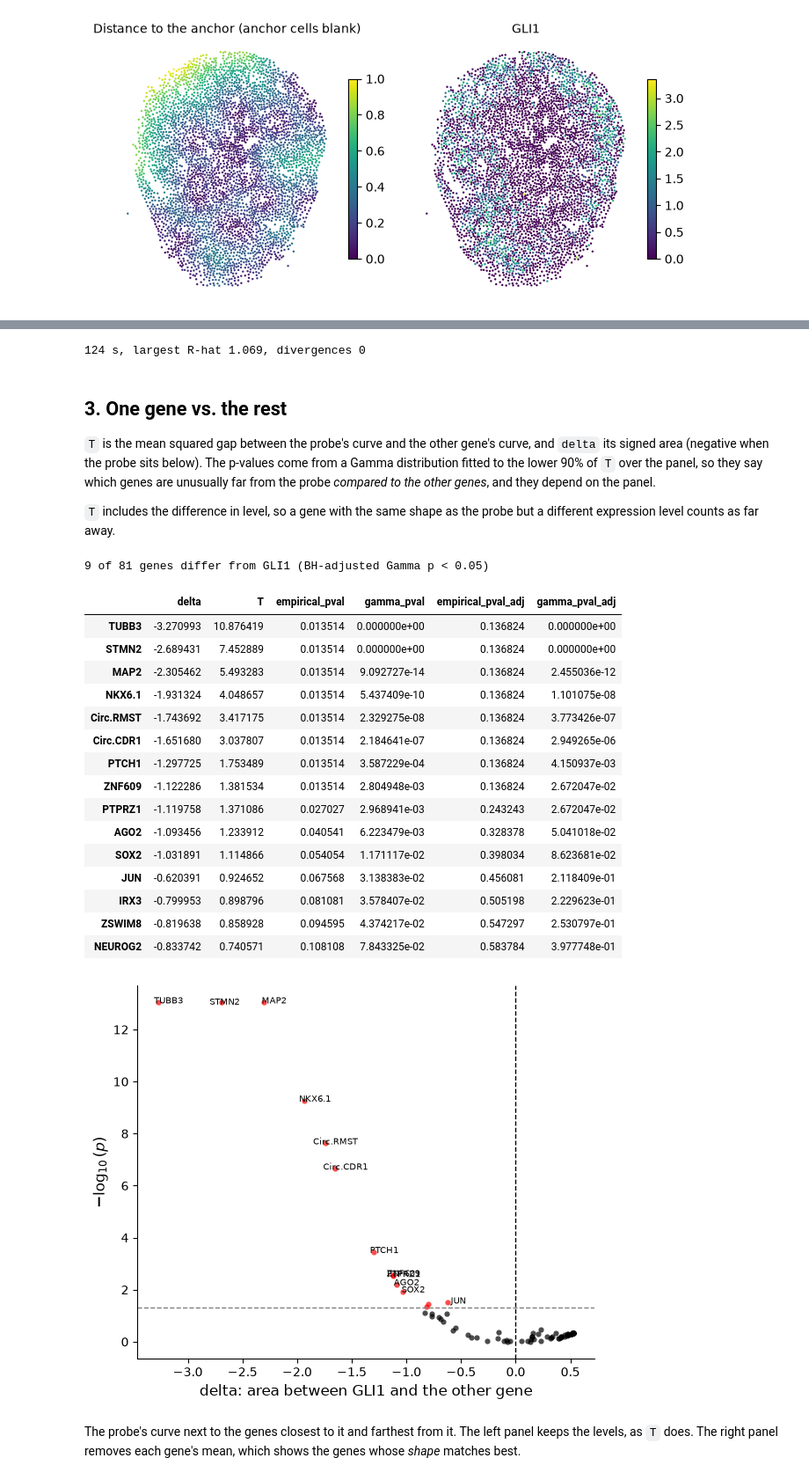
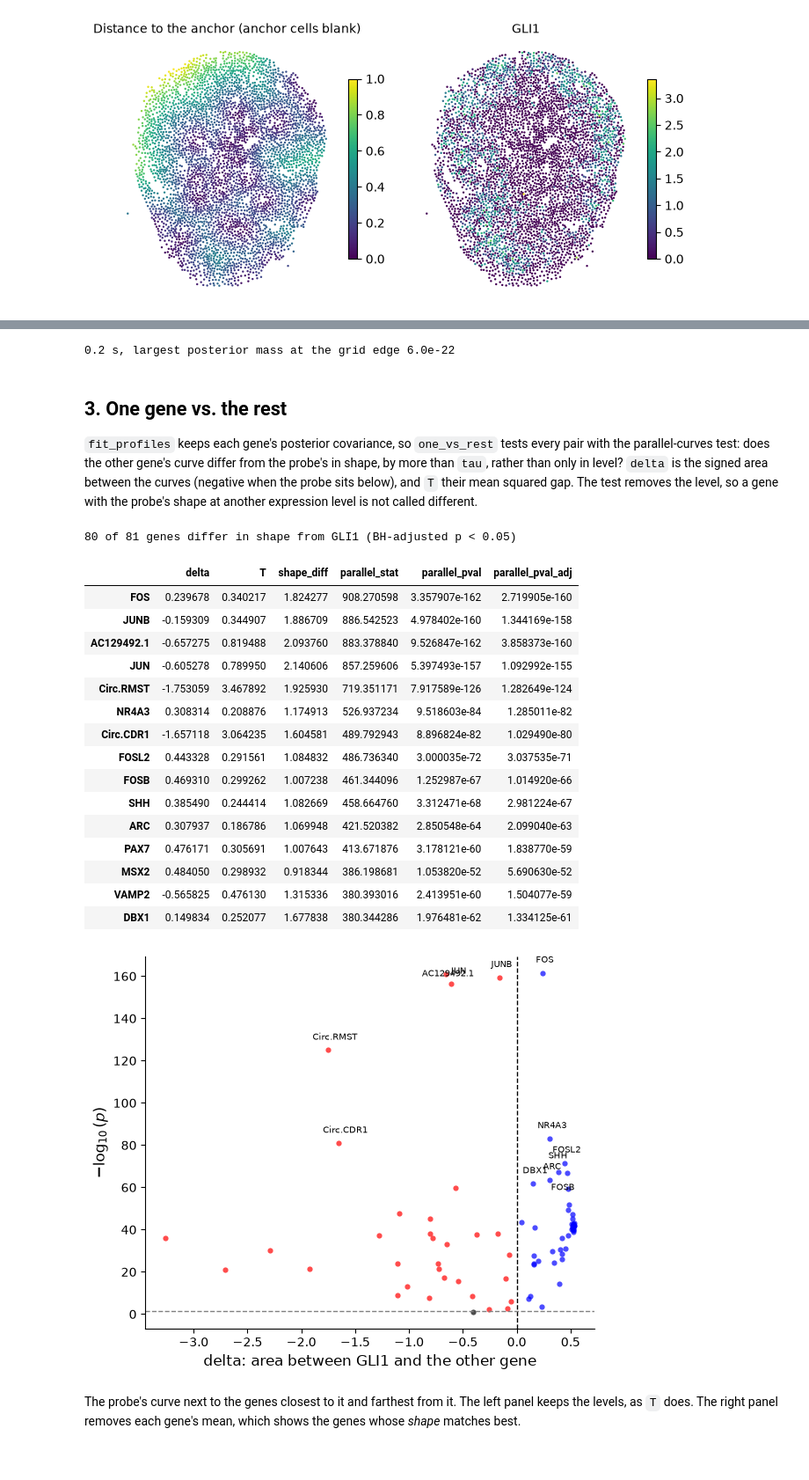
Before and after one commit to theislab/diffsvg, a Jupyter notebook: docs/notebooks/single_slide_test.ipynb, the cells around one changed output, grey strips where cells are left out. Shown at 88% size. Drawn from its saved outputs; the diff is of its cells as text; code cells hidden in the pictures.

```diff
--- a/docs/notebooks/single_slide_test.ipynb
+++ b/docs/notebooks/single_slide_test.ipynb
@@ -34,7 +34,7 @@ import diffsvg as dvg
 
 `MIN_CELLS`: genes must be detected in this many cells. A gene that is absent from the slide has no curve to compare, and its undefined p-value in Moran's I and Geary's C would otherwise blank out their FDR columns for all genes.
 # %%
-DATA_PATH = os.environ.get("DIFFSVG_DATA", "/home/lehnerl/Arbeit/data/legnini23.h5ad")  # TODO: the new dataset
+DATA_PATH = os.environ.get("DIFFSVG_DATA", "data/legnini23.h5ad")  # TODO: the new dataset
 SLIDE_KEY, SLIDE = "sample", "slide1_D2-2"  # TODO: set SLIDE_KEY = None if the file holds one slide
 PROBE = "GLI1"  # TODO: the gene to compare against the rest
 ANCHOR = "SHH+"  # TODO: an obs column marking the anchor cells
@@ -111,45 +111,43 @@ timings["diffsvg: bins + fit_profiles"] = time.perf_counter() - t0
 
 profiles = adata.varm["dsvg_profiles_mean"].loc[GENES]
 diagnostics = adata.varm["dsvg_profiles_diagnostics"].loc[GENES]
-print(f"{timings['diffsvg: bins + fit_profiles']:.0f} s, largest R-hat {diagnostics['rhat_max'].max():.3f}, divergences {int(diagnostics['n_divergent'].sum())}")
+print(f"{timings['diffsvg: bins + fit_profiles']:.1f} s, largest posterior mass at the grid edge {diagnostics['exact_edge_mass'].max():.1e}")
 # %% [output]
-124 s, largest R-hat 1.069, divergences 0
+0.2 s, largest posterior mass at the grid edge 6.0e-22
 # %% [markdown]
 ## 3. One gene vs. the rest
 
-`T` is the mean squared gap between the probe's curve and the other gene's curve, and `delta` its signed area (negative when the probe sits below). The p-values come from a Gamma distribution fitted to the lower 90% of `T` over the panel, so they say which genes are unusually far from the probe *compared to the other genes*, and they depend on the panel.
-
-`T` includes the difference in level, so a gene with the same shape as the probe but a different expression level counts as far away.
+`fit_profiles` keeps each gene's posterior covariance, so `one_vs_rest` tests every pair with the parallel-curves test: does the other gene's curve differ from the probe's in shape, by more than `tau`, rather than only in level? `delta` is the signed area between the curves (negative when the probe sits below), and `T` their mean squared gap. The test removes the level, so a gene with the probe's shape at another expression level is not called different.
 # %%
 t0 = time.perf_counter()
 ovr = dvg.tl.one_vs_rest(adata, PROBE)
 timings["diffsvg: one_vs_rest"] = time.perf_counter() - t0
 
-print(f"{(ovr['gamma_pval_adj'] < ALPHA).sum()} of {len(ovr)} genes differ from {PROBE} (BH-adjusted Gamma p < {ALPHA})")
-ovr.sort_values("T", ascending=False).head(15)
+print(f"{(ovr['parallel_pval_adj'] < ALPHA).sum()} of {len(ovr)} genes differ in shape from {PROBE} (BH-adjusted p < {ALPHA})")
+ovr.sort_values("parallel_stat", ascending=False).head(15)
 # %% [output]
-9 of 81 genes differ from GLI1 (BH-adjusted Gamma p < 0.05)
+80 of 81 genes differ in shape from GLI1 (BH-adjusted p < 0.05)
-|  | delta | T | empirical_pval | gamma_pval | empirical_pval_adj | gamma_pval_adj |
-| TUBB3 | -3.270993 | 10.876419 | 0.013514 | 0.000000e+00 | 0.136824 | 0.000000e+00 |
-| STMN2 | -2.689431 | 7.452889 | 0.013514 | 0.000000e+00 | 0.136824 | 0.000000e+00 |
-| MAP2 | -2.305462 | 5.493283 | 0.013514 | 9.092727e-14 | 0.136824 | 2.455036e-12 |
-| NKX6.1 | -1.931324 | 4.048657 | 0.013514 | 5.437409e-10 | 0.136824 | 1.101075e-08 |
-| Circ.RMST | -1.743692 | 3.417175 | 0.013514 | 2.329275e-08 | 0.136824 | 3.773426e-07 |
-| Circ.CDR1 | -1.651680 | 3.037807 | 0.013514 | 2.184641e-07 | 0.136824 | 2.949265e-06 |
-| PTCH1 | -1.297725 | 1.753489 | 0.013514 | 3.587229e-04 | 0.136824 | 4.150937e-03 |
-| ZNF609 | -1.122286 | 1.381534 | 0.013514 | 2.804948e-03 | 0.136824 | 2.672047e-02 |
-| PTPRZ1 | -1.119758 | 1.371086 | 0.027027 | 2.968941e-03 | 0.243243 | 2.672047e-02 |
-| AGO2 | -1.093456 | 1.233912 | 0.040541 | 6.223479e-03 | 0.328378 | 5.041018e-02 |
-| SOX2 | -1.031891 | 1.114866 | 0.054054 | 1.171117e-02 | 0.398034 | 8.623681e-02 |
-| JUN | -0.620391 | 0.924652 | 0.067568 | 3.138383e-02 | 0.456081 | 2.118409e-01 |
-| IRX3 | -0.799953 | 0.898796 | 0.081081 | 3.578407e-02 | 0.505198 | 2.229623e-01 |
-| ZSWIM8 | -0.819638 | 0.858928 | 0.094595 | 4.374217e-02 | 0.547297 | 2.530797e-01 |
-| NEUROG2 | -0.833742 | 0.740571 | 0.108108 | 7.843325e-02 | 0.583784 | 3.977748e-01 |
+|  | delta | T | shape_diff | parallel_stat | parallel_pval | parallel_pval_adj |
+| FOS | 0.239678 | 0.340217 | 1.824277 | 908.270598 | 3.357907e-162 | 2.719905e-160 |
+| JUNB | -0.159309 | 0.344907 | 1.886709 | 886.542523 | 4.978402e-160 | 1.344169e-158 |
+| AC129492.1 | -0.657275 | 0.819488 | 2.093760 | 883.378840 | 9.526847e-162 | 3.858373e-160 |
+| JUN | -0.605278 | 0.789950 | 2.140606 | 857.259606 | 5.397493e-157 | 1.092992e-155 |
+| Circ.RMST | -1.753059 | 3.467892 | 1.925930 | 719.351171 | 7.917589e-126 | 1.282649e-124 |
+| NR4A3 | 0.308314 | 0.208876 | 1.174913 | 526.937234 | 9.518603e-84 | 1.285011e-82 |
+| Circ.CDR1 | -1.657118 | 3.064235 | 1.604581 | 489.792943 | 8.896824e-82 | 1.029490e-80 |
+| FOSL2 | 0.443328 | 0.291561 | 1.084832 | 486.736340 | 3.000035e-72 | 3.037535e-71 |
+| FOSB | 0.469310 | 0.299262 | 1.007238 | 461.344096 | 1.252987e-67 | 1.014920e-66 |
+| SHH | 0.385490 | 0.244414 | 1.082669 | 458.664760 | 3.312471e-68 | 2.981224e-67 |
+| ARC | 0.307937 | 0.186786 | 1.069948 | 421.520382 | 2.850548e-64 | 2.099040e-63 |
+| PAX7 | 0.476171 | 0.305691 | 1.007643 | 413.671876 | 3.178121e-60 | 1.838770e-59 |
+| MSX2 | 0.484050 | 0.298932 | 0.918344 | 386.198681 | 1.053820e-52 | 5.690630e-52 |
+| VAMP2 | -0.565825 | 0.476130 | 1.315336 | 380.393016 | 2.413951e-60 | 1.504077e-59 |
+| DBX1 | 0.149834 | 0.252077 | 1.677838 | 380.344286 | 1.976481e-62 | 1.334125e-61 |
 # %%
-dvg.pl.plot_volcano(ovr, x="delta", pvalue="gamma_pval", pvalue_adj="gamma_pval_adj", n_label=12, figsize=(6, 5))
+dvg.pl.plot_volcano(ovr, x="delta", pvalue="parallel_pval", pvalue_adj="parallel_pval_adj", n_label=12, figsize=(6, 5))
 plt.gca().set_xlabel(f"delta: area between {PROBE} and the other gene");
 # %% [output]
-[figure, old version]
+[figure, new version]
 # %% [markdown]
 The probe's curve next to the genes closest to it and farthest from it. The left panel keeps the levels, as `T` does. The right panel removes each gene's mean, which shows the genes whose *shape* matches best.
 # %%
```
Also changed, not shown: parts of 8 cells of this notebook, 2 other files.
